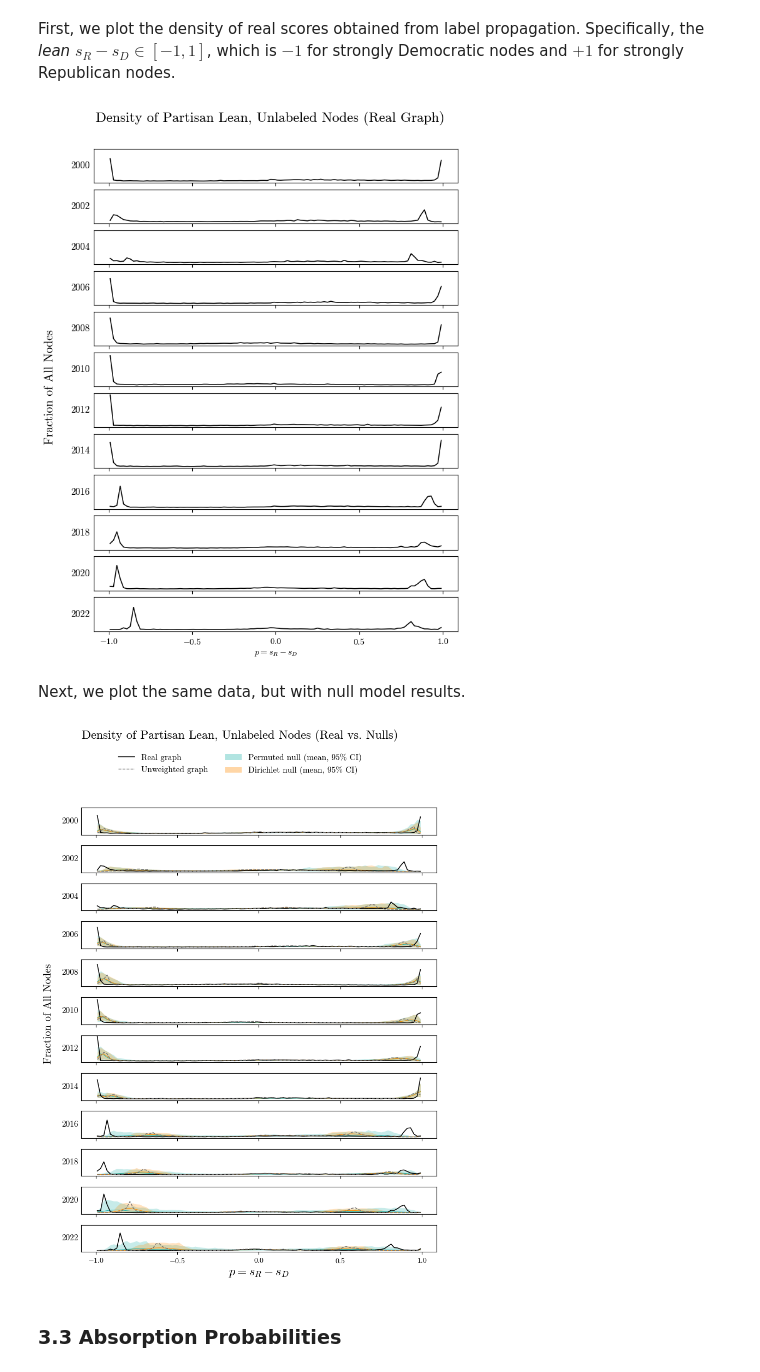
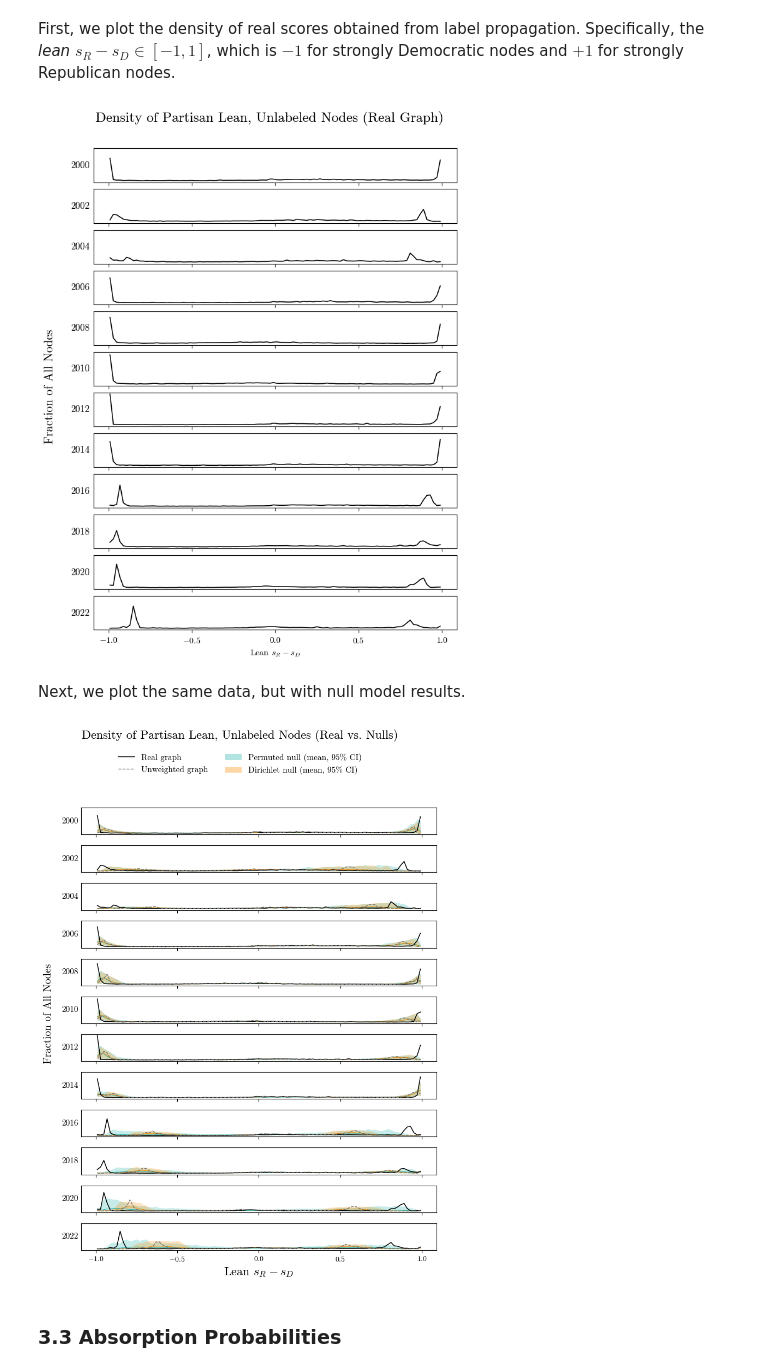
Before and after one commit to random-lark/campaign-finance-networks, a Jupyter notebook: analysis/analysis.ipynb, the cells around one changed output. Saved outputs shown, nothing was run; the diff lists cells and outputs as text; code cells hidden in the pictures.

```diff
--- a/analysis/analysis.ipynb
+++ b/analysis/analysis.ipynb
@@ -221,7 +155,7 @@ with plt.rc_context(_SERIF_RC):
         bottom += seg
     ax.bar(x, 100 - bottom, bottom=bottom, color=color["Other"], width=0.85, label="Other")
     ax.set_xticks(x); ax.set_xticklabels(years); ax.set_ylim(0, 100)
-    ax.set_xlabel("Cycle", fontsize=16); ax.set_ylabel("Share of money (%)", fontsize=16)
+    ax.set_xlabel("Cycle", fontsize=16); ax.set_ylabel("Share of Money (%)", fontsize=16)
     ax.set_title("Top-3 FEC Edge Codes by Money Share", fontsize=18)
     ax.legend(title="FEC code", title_fontsize=14, loc="upper left",
               bbox_to_anchor=(1.01, 1.0), fontsize=12, frameon=False)
@@ -292,7 +226,7 @@ for yr in range(len(years)):
 Here we visualize the number of candidates per cycle.
 # %%
 dem_ct, rep_ct, noncand_ct = [], [], []
-for g in graphs:
+for g in absorbing_graphs:
     dem = sum(1 for v in g.vs if v["party"] == "DEM")
     rep = sum(1 for v in g.vs if v["party"] == "REP")
     dem_ct.append(dem); rep_ct.append(rep); noncand_ct.append(g.vcount() - dem - rep)
@@ -300,11 +234,11 @@ dem_ct = np.array(dem_ct); rep_ct = np.array(rep_ct); noncand_ct = np.array(nonc
 x = np.arange(len(years))
 with plt.rc_context(_SERIF_RC):
     fig, ax = plt.subplots(figsize=(11, 4.5))
-    ax.bar(x, noncand_ct, color="0.8",       label="Non-candidates")
     ax.bar(x, dem_ct, bottom=noncand_ct,               color="turquoise", label="Candidates")
     ax.bar(x, rep_ct, bottom=noncand_ct + dem_ct,      color="turquoise")
+    ax.bar(x, noncand_ct, color="black",       label="Non-candidates")
     ax.set_xticks(x); ax.set_xticklabels(years)
-    ax.set_xlabel("Cycle", fontsize=16); ax.set_ylabel("Number of entities", fontsize=16)
+    ax.set_xlabel("Cycle", fontsize=16); ax.set_ylabel("Number of Entities", fontsize=16)
     ax.set_title("Candidate vs. Non-Candidate Nodes", fontsize=18)
     ax.legend(loc="upper left")
     fig.tight_layout(); plt.show()
@@ -357,35 +292,35 @@ with plt.rc_context(_SERIF_RC):
         d=POL[POL["year"]==y]
         ax.plot(d["bin_center"],d["real"],color="black",lw=1.1)
         ax.set_ylabel(y,rotation=0,ha="right",va="center",fontsize=11); ax.set_yticks([]); ax.margins(y=0.05)
-    axes[-1].set_xlabel(r"$p = s_R - s_D$"); axes[-1].set_xticks([-1,-0.5,0,0.5,1])
+    axes[-1].set_xlabel(r"Lean $s_R - s_D$"); axes[-1].set_xticks([-1,-0.5,0,0.5,1])
     leg=[Line2D([0],[0],color="black",lw=1.1,label="Real graph")]
     fig.suptitle(r"Density of Partisan Lean, Unlabeled Nodes (Real Graph)",y=0.94,fontsize=16)
     fig.supylabel("Fraction of All Nodes", fontsize=14); plt.show()
 # %% [output]
-[figure, old version]
+[figure, new version]
 # %% [markdown]
 Next, we plot the same data, but with null model results.
 # %%
 with plt.rc_context(_SERIF_RC):
     fig,axes=plt.subplots(len(_SIM_YEARS),1,figsize=(7.5,10.0),sharex=True,sharey=True)
     for ax,y in zip(axes,_SIM_YEARS):
         d=POL[POL["year"]==y]
         for name,c in (("permuted",_C_PERM),("dirichlet",_C_DIR)):
             ax.fill_between(d["bin_center"],d[f"{name}_lo"],d[f"{name}_hi"],color=c,alpha=0.25,lw=0)
             ax.plot(d["bin_center"],d[f"{name}_mean"],color=c,lw=0.7)
         ax.plot(d["bin_center"],d["real"],color="black",lw=1.1)
         ax.plot(d["bin_center"],d["unweighted"],color="0.45",lw=1.0,ls="--")
         ax.set_ylabel(y,rotation=0,ha="right",va="center",fontsize=11); ax.set_yticks([]); ax.margins(y=0.05)
-    axes[-1].set_xlabel(r"$p = s_R - s_D$", fontsize=16); axes[-1].set_xticks([-1,-0.5,0,0.5,1])
+    axes[-1].set_xlabel(r"Lean $s_R - s_D$", fontsize=16); axes[-1].set_xticks([-1,-0.5,0,0.5,1])
     leg=[Line2D([0],[0],color="black",lw=1.1,label="Real graph"),
          Line2D([0],[0],color="0.45",lw=1.0,ls="--",label="Unweighted graph"),
          Patch(facecolor=_C_PERM,alpha=0.35,label="Permuted null (mean, 95% CI)"),
          Patch(facecolor=_C_DIR,alpha=0.35,label="Dirichlet null (mean, 95% CI)")]
     fig.legend(handles=leg,loc="upper center",ncol=2,fontsize=11,frameon=False,bbox_to_anchor=(0.5,0.99))
     fig.suptitle("Density of Partisan Lean, Unlabeled Nodes (Real vs. Nulls)",y=1.02,fontsize=16)
     fig.supylabel("Fraction of All Nodes", fontsize=14); fig.tight_layout(rect=[0,0,1,0.93]); plt.show()
 # %% [output]
-[figure, old version]
+[figure, new version]
 # %% [markdown]
 ### 3.3 Absorption Probabilities
 # %% [markdown]
```
Also changed, not shown: parts of 24 cells of this notebook.
